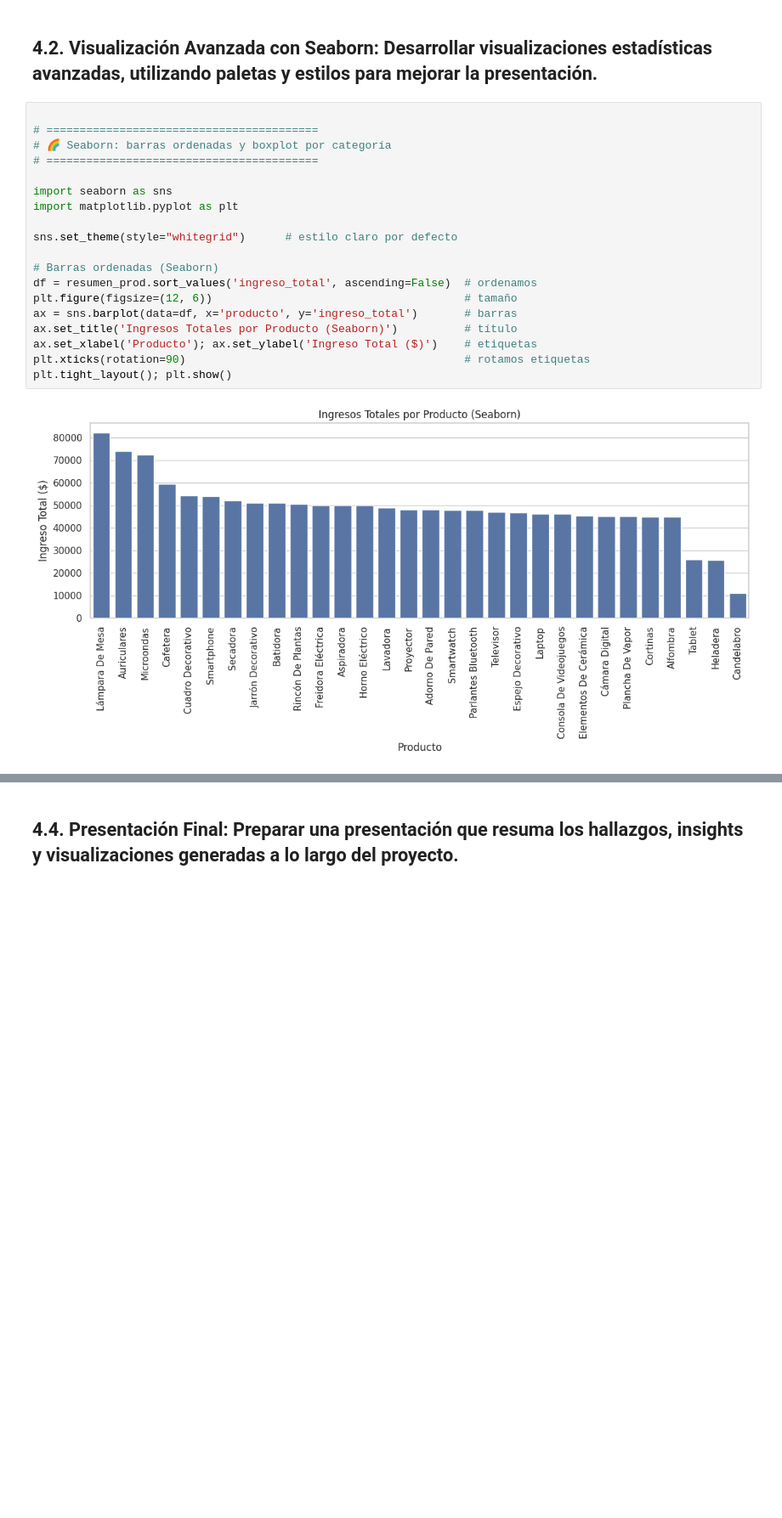
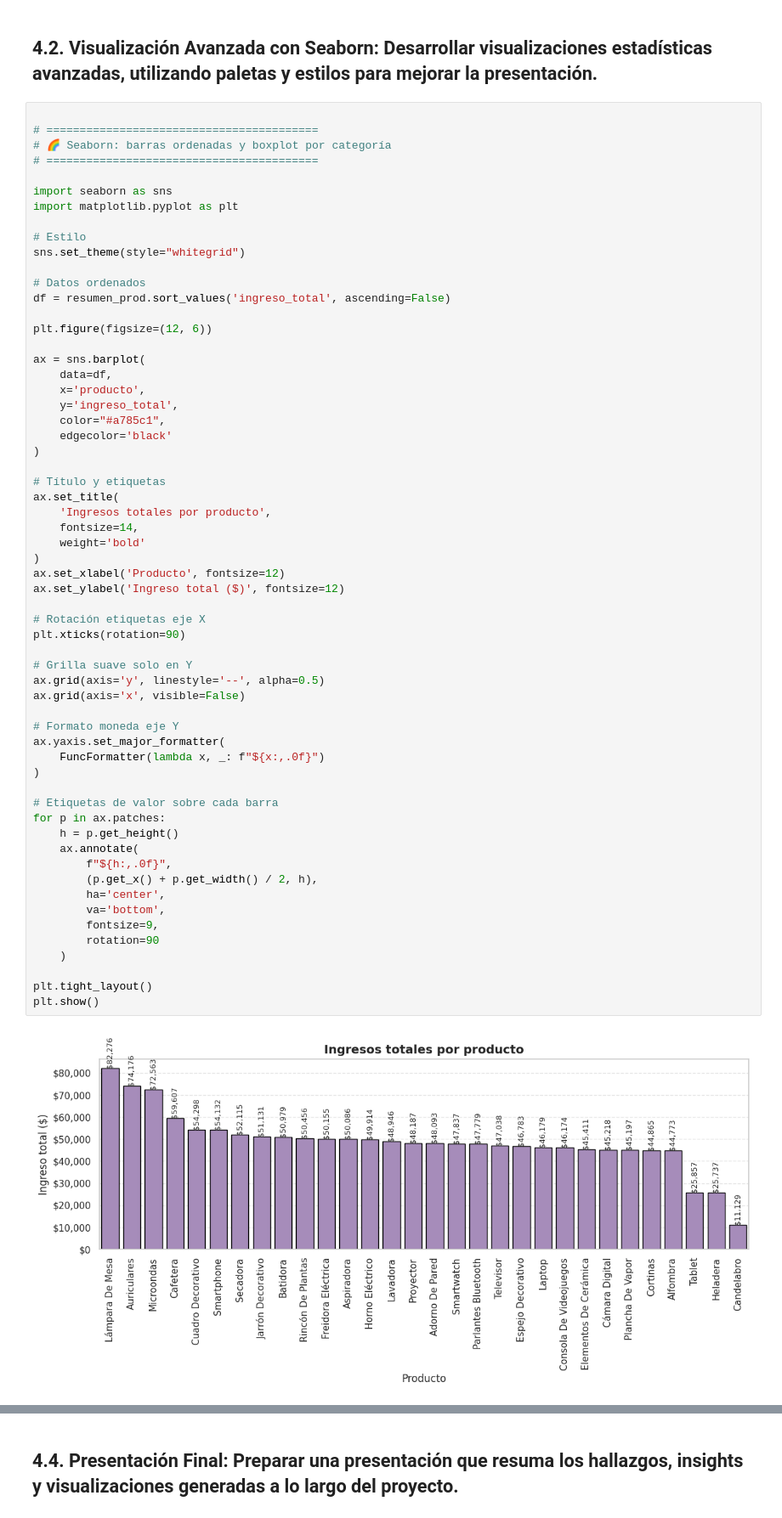
Before and after one commit to rominadelosangelesgalvan-creator/pre_entrega_romina_galvan_DAwPython, a Jupyter notebook: Entrega_final_romina_galvan.ipynb, the cells around one changed output, grey strips where cells are left out. Shown at 85% size. Drawn from its saved outputs; the diff is of its cells as text; blank space fills up the shorter version.

```diff
--- a/Entrega_final_romina_galvan.ipynb
+++ b/Entrega_final_romina_galvan.ipynb
@@ -1241,23 +1349,64 @@ plt.show()
 # %%
 
 # =========================================
 # 🌈 Seaborn: barras ordenadas y boxplot por categoría
 # =========================================
 
 import seaborn as sns
 import matplotlib.pyplot as plt
 
-sns.set_theme(style="whitegrid")      # estilo claro por defecto
+# Estilo
+sns.set_theme(style="whitegrid")
 
-# Barras ordenadas (Seaborn)
-df = resumen_prod.sort_values('ingreso_total', ascending=False)  # ordenamos
-plt.figure(figsize=(12, 6))                                      # tamaño
-ax = sns.barplot(data=df, x='producto', y='ingreso_total')       # barras
-ax.set_title('Ingresos Totales por Producto (Seaborn)')          # título
-ax.set_xlabel('Producto'); ax.set_ylabel('Ingreso Total ($)')    # etiquetas
-plt.xticks(rotation=90)                                          # rotamos etiquetas
-plt.tight_layout(); plt.show()
+# Datos ordenados
+df = resumen_prod.sort_values('ingreso_total', ascending=False)
+
+plt.figure(figsize=(12, 6))
+
+ax = sns.barplot(
+    data=df,
+    x='producto',
+    y='ingreso_total',
+    color="#a785c1",
+    edgecolor='black'
+)
+
+# Título y etiquetas
+ax.set_title(
+    'Ingresos totales por producto',
+    fontsize=14,
+    weight='bold'
+)
+ax.set_xlabel('Producto', fontsize=12)
+ax.set_ylabel('Ingreso total ($)', fontsize=12)
+
+# Rotación etiquetas eje X
+plt.xticks(rotation=90)
+
+# Grilla suave solo en Y
+ax.grid(axis='y', linestyle='--', alpha=0.5)
+ax.grid(axis='x', visible=False)
+
+# Formato moneda eje Y
+ax.yaxis.set_major_formatter(
+    FuncFormatter(lambda x, _: f"${x:,.0f}")
+)
+
+# Etiquetas de valor sobre cada barra
+for p in ax.patches:
+    h = p.get_height()
+    ax.annotate(
+        f"${h:,.0f}",
+        (p.get_x() + p.get_width() / 2, h),
+        ha='center',
+        va='bottom',
+        fontsize=9,
+        rotation=90
+    )
+
+plt.tight_layout()
+plt.show()
 # %% [output]
-[figure, old version]
+[figure, new version]
 # %%
 # Boxplot por categoría (ingreso por registro)
```
Also changed, not shown: parts of 11 cells of this notebook.
